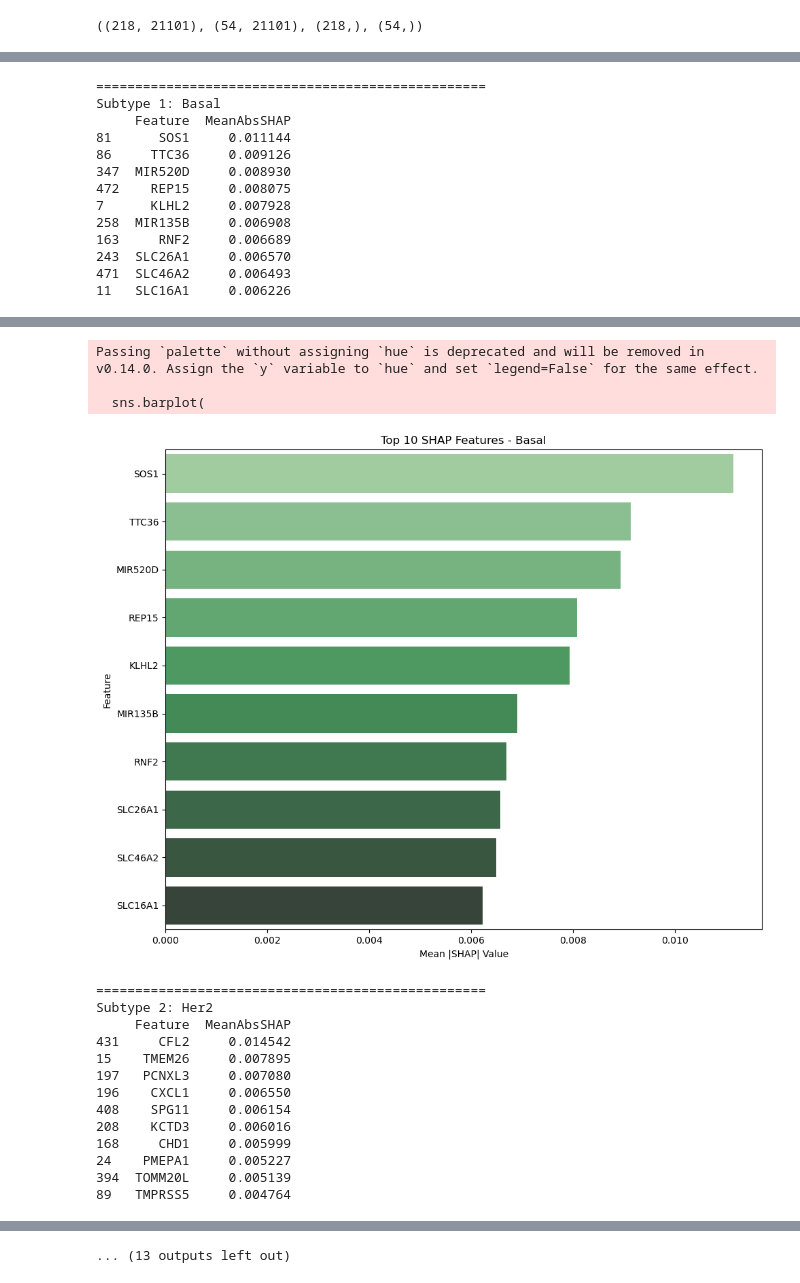
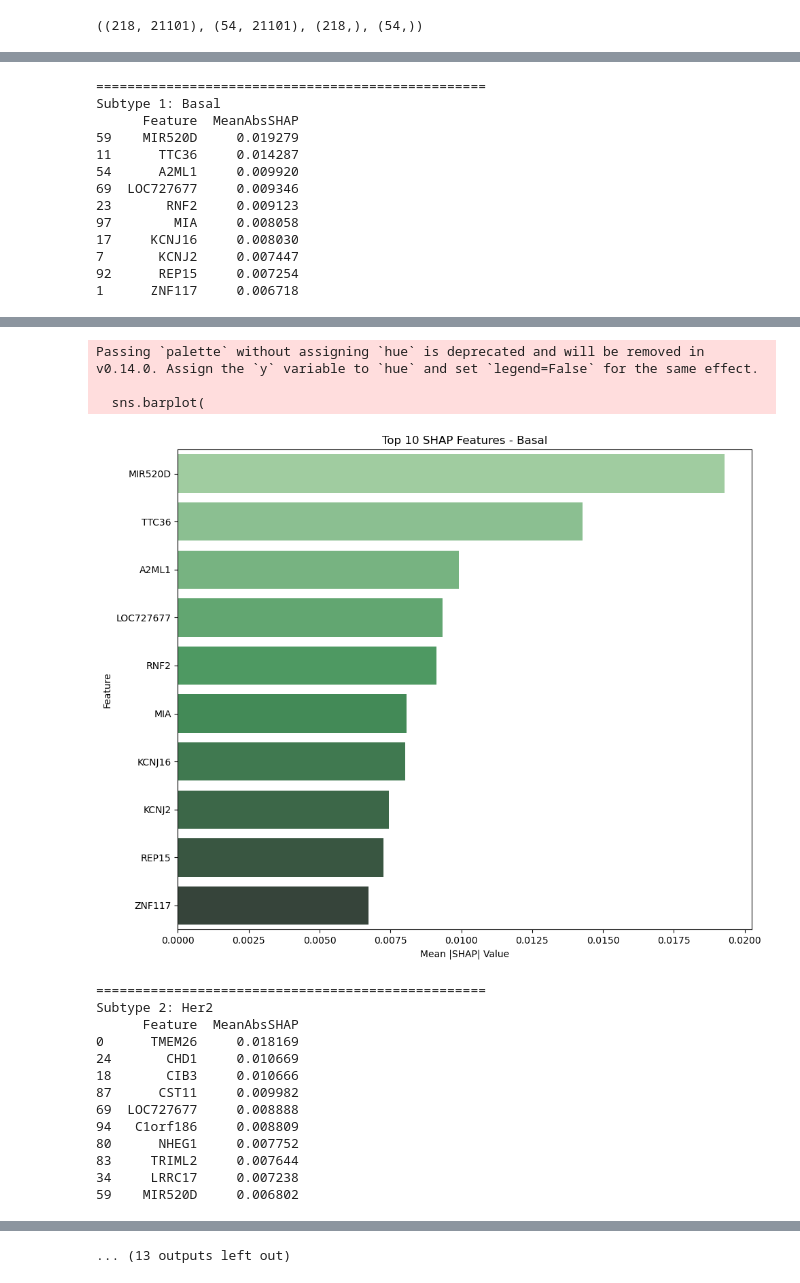
Before and after one commit to Alvinator24/BioinfoThesis, a Jupyter notebook: RandomForest/Norway with InfiniumPurify/RF_Norway_IP_SHAP.ipynb, the cells around one changed output, grey strips where cells are left out. Drawn from its saved outputs; the diff is of its cells as text; code cells hidden in the pictures.

Commit message:
[RF] pipeline update and rerunning

```diff
--- a/RandomForest/Norway with InfiniumPurify/RF_Norway_IP_SHAP.ipynb
+++ b/RandomForest/Norway with InfiniumPurify/RF_Norway_IP_SHAP.ipynb
@@ -25,21 +25,18 @@ X_train.shape, X_test.shape, y_train.shape, y_test.shape
 ((218, 21101), (54, 21101), (218,), (54,))
 # %%
 # --- Choose your model ---
-best_model_rfe = joblib.load("PKL/RF_Norway_IP_SMOTE_RFE.pkl")
+best_model_rfe = joblib.load("PKL/RF_Norway_IP_IRUS_RFE.pkl")
 pipeline_model = best_model_rfe  # or best_model_no_rfe
 
 # --- Extract components ---
 rfe = pipeline_model.named_steps['rfe']
 rf_model = pipeline_model.named_steps['rf']
-scaler = pipeline_model.named_steps['scaler']
 
 # --- Prepare data ---
 selected_mask = rfe.support_  # which features RFE kept
 selected_features = np.array(X_test.columns)[selected_mask]
 
-# Scale test set
-X_test_scaled = scaler.transform(X_test)
-X_test_selected = X_test_scaled[:, selected_mask]
+X_test_selected = X_test.values[:, selected_mask]
 
 # --- Create SHAP explainer ---
 print("\nCalculating SHAP values...")
@@ -161,13 +158,13 @@ Passing `palette` without assigning `hue` is deprecated and will be removed in v
 ==================================================
 Subtype 1: Basal
-     Feature  MeanAbsSHAP
-81      SOS1     0.011144
-86     TTC36     0.009126
-347  MIR520D     0.008930
-472    REP15     0.008075
-7      KLHL2     0.007928
-258  MIR135B     0.006908
-163     RNF2     0.006689
-243  SLC26A1     0.006570
-471  SLC46A2     0.006493
-11   SLC16A1     0.006226
+      Feature  MeanAbsSHAP
+59    MIR520D     0.019279
+11      TTC36     0.014287
+54      A2ML1     0.009920
+69  LOC727677     0.009346
+23       RNF2     0.009123
+97        MIA     0.008058
+17     KCNJ16     0.008030
+7       KCNJ2     0.007447
+92      REP15     0.007254
+1      ZNF117     0.006718
@@ -175,17 +172,17 @@ Subtype 1: Basal
 Passing `palette` without assigning `hue` is deprecated and will be removed in v0.14.0. Assign the `y` variable to `hue` and set `legend=False` for the same effect.
 
   sns.barplot(
-[figure, old version]
+[figure, new version]
 ==================================================
 Subtype 2: Her2
-     Feature  MeanAbsSHAP
-431     CFL2     0.014542
-15    TMEM26     0.007895
-197   PCNXL3     0.007080
-196    CXCL1     0.006550
-408    SPG11     0.006154
-208    KCTD3     0.006016
-168     CHD1     0.005999
-24    PMEPA1     0.005227
-394  TOMM20L     0.005139
-89   TMPRSS5     0.004764
+      Feature  MeanAbsSHAP
+0      TMEM26     0.018169
+24       CHD1     0.010669
+18       CIB3     0.010666
+87      CST11     0.009982
+69  LOC727677     0.008888
+94   C1orf186     0.008809
+80      NHEG1     0.007752
+83     TRIML2     0.007644
+34     LRRC17     0.007238
+59    MIR520D     0.006802
```
Also changed, not shown: parts of 1 cell of this notebook, 40 other files.
